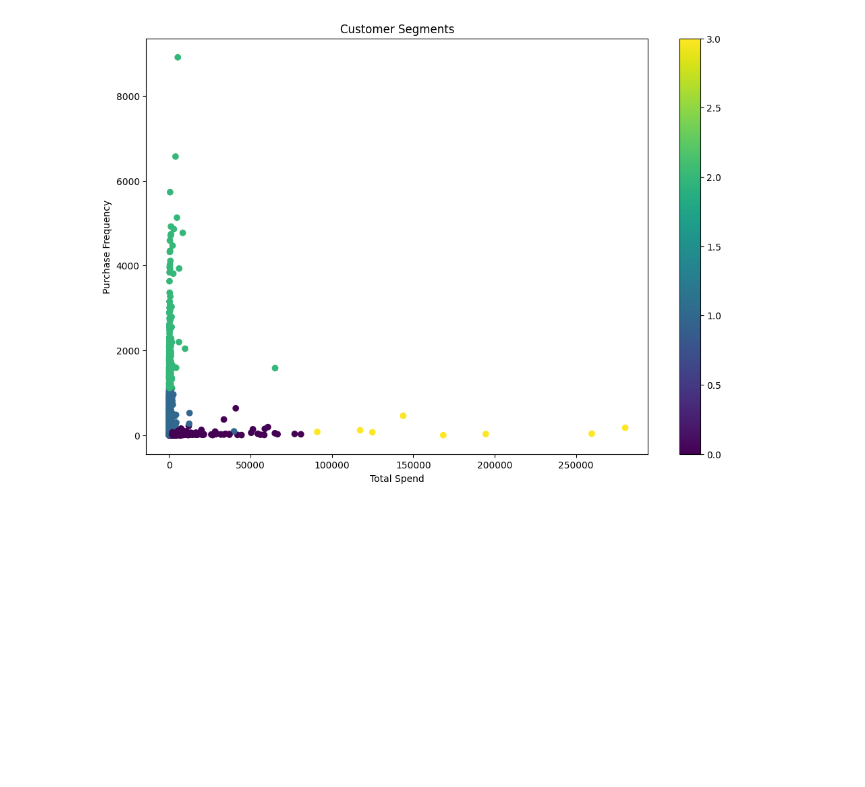
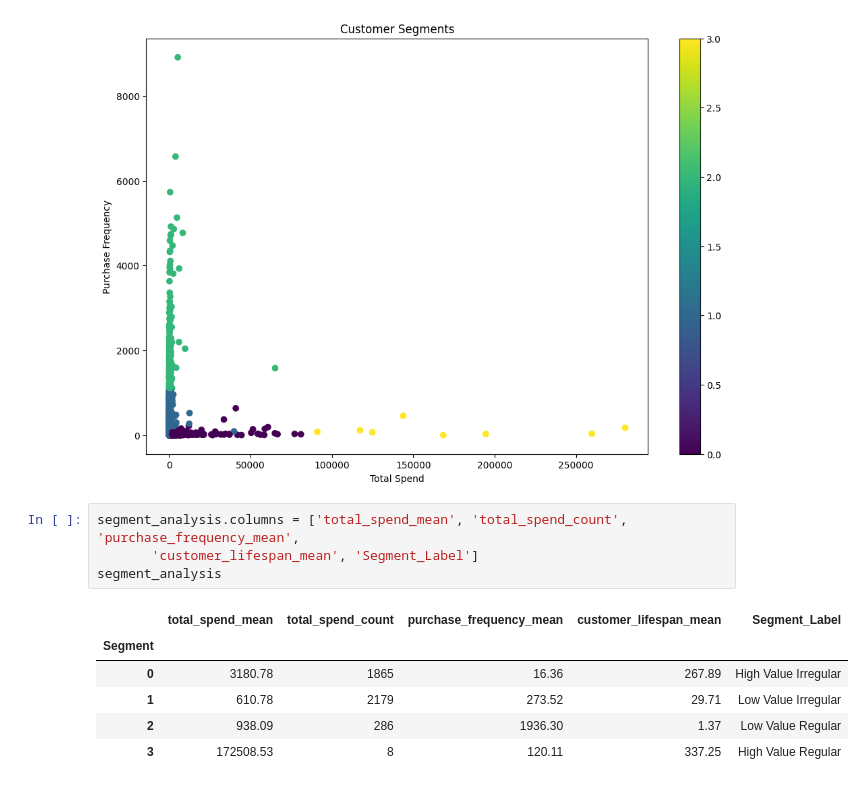
Before and after one commit to YashChowdhary34/multichannel-customer-journey-predictive-analysis, a Jupyter notebook: notebooks/08_customer_segmentation.ipynb, the cells around one changed output. Cells and saved outputs as stored; diff of their text form; blank space fills up the shorter version.

```diff
--- a/notebooks/customer_segmentation.ipynb
+++ b/notebooks/08_customer_segmentation.ipynb
@@ -88,3 +88,14 @@ plt.colorbar(scatter)
 plt.show()
 # %% [output]
 [figure]
+# %%
+segment_analysis.columns = ['total_spend_mean', 'total_spend_count', 'purchase_frequency_mean',
+       'customer_lifespan_mean', 'Segment_Label']
+segment_analysis
+# %% [output]
+|  | total_spend_mean | total_spend_count | purchase_frequency_mean | customer_lifespan_mean | Segment_Label |
+| Segment |  |  |  |  |  |
+| 0 | 3180.78 | 1865 | 16.36 | 267.89 | High Value Irregular |
+| 1 | 610.78 | 2179 | 273.52 | 29.71 | Low Value Irregular |
+| 2 | 938.09 | 286 | 1936.30 | 1.37 | Low Value Regular |
+| 3 | 172508.53 | 8 | 120.11 | 337.25 | High Value Regular |
```
Also changed, not shown: parts of 4 cells of this notebook, 19 other files.
